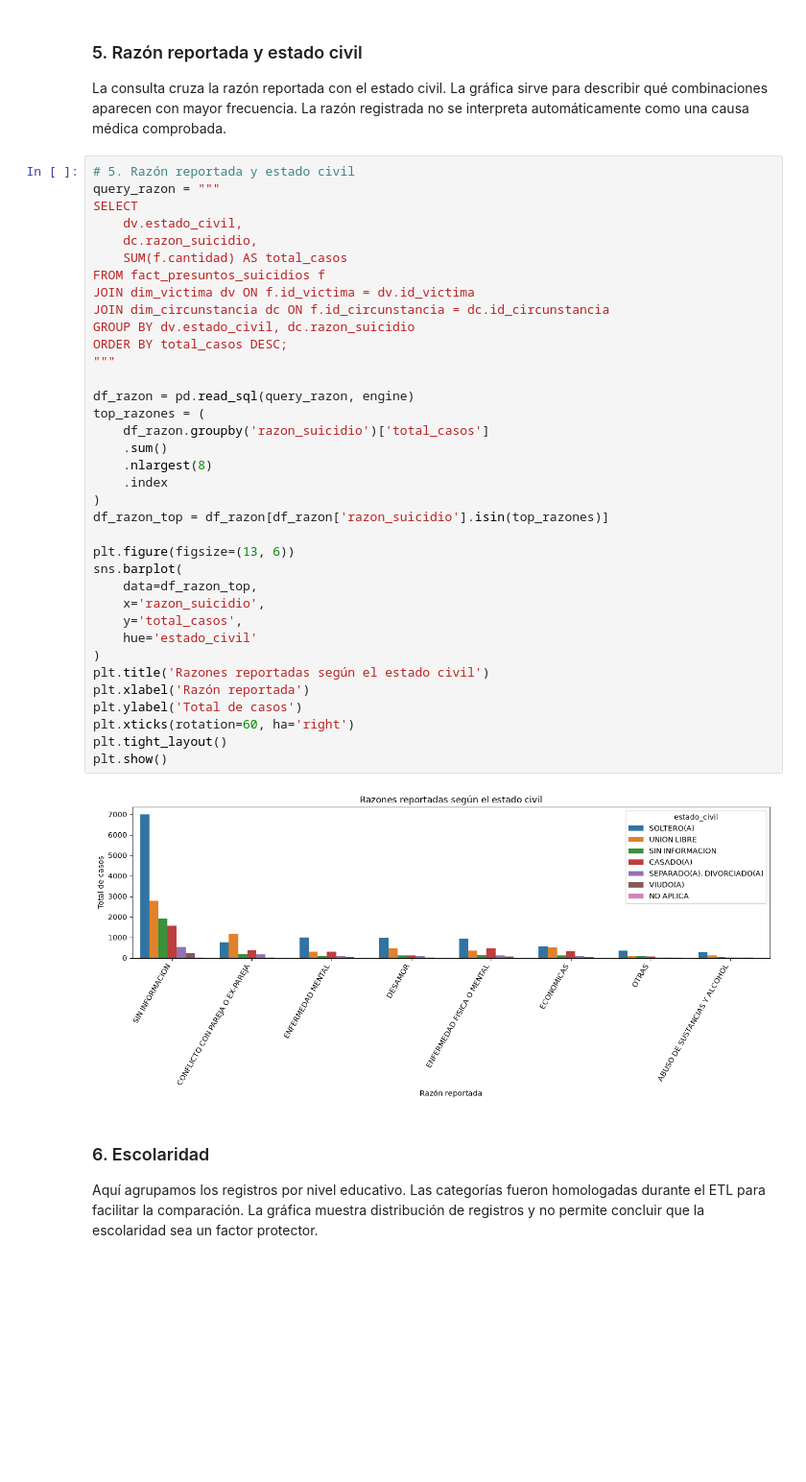
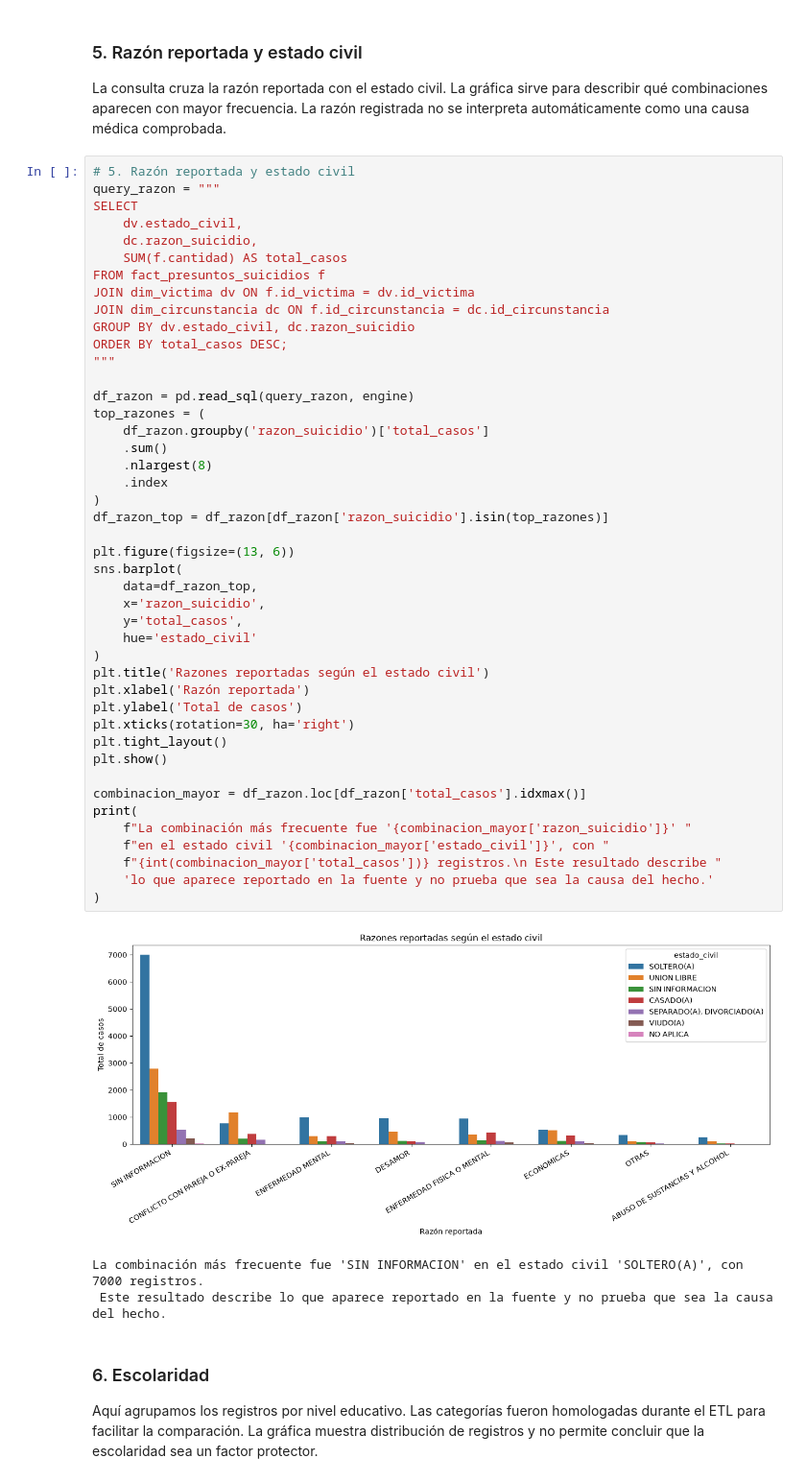
Before and after one commit to JheffreyUrbano/proyecto_etl_ods, a Jupyter notebook: notebooks/02_etl_eda.ipynb, the cells around one changed output. Shown at 96% size. Cells and saved outputs as stored; diff of their text form; blank space fills up the shorter version.

```diff
--- a/notebooks/02_etl_eda.ipynb
+++ b/notebooks/02_etl_eda.ipynb
@@ -291,35 +339,45 @@ SELECT
     SUM(f.cantidad) AS total_casos
 FROM fact_presuntos_suicidios f
 JOIN dim_victima dv ON f.id_victima = dv.id_victima
 JOIN dim_circunstancia dc ON f.id_circunstancia = dc.id_circunstancia
 GROUP BY dv.estado_civil, dc.razon_suicidio
 ORDER BY total_casos DESC;
 """
 
 df_razon = pd.read_sql(query_razon, engine)
 top_razones = (
     df_razon.groupby('razon_suicidio')['total_casos']
     .sum()
     .nlargest(8)
     .index
 )
 df_razon_top = df_razon[df_razon['razon_suicidio'].isin(top_razones)]
 
 plt.figure(figsize=(13, 6))
 sns.barplot(
     data=df_razon_top,
     x='razon_suicidio',
     y='total_casos',
     hue='estado_civil'
 )
 plt.title('Razones reportadas según el estado civil')
 plt.xlabel('Razón reportada')
 plt.ylabel('Total de casos')
-plt.xticks(rotation=60, ha='right')
+plt.xticks(rotation=30, ha='right')
 plt.tight_layout()
 plt.show()
+
+combinacion_mayor = df_razon.loc[df_razon['total_casos'].idxmax()]
+print(
+    f"La combinación más frecuente fue '{combinacion_mayor['razon_suicidio']}' "
+    f"en el estado civil '{combinacion_mayor['estado_civil']}', con "
+    f"{int(combinacion_mayor['total_casos'])} registros.\n Este resultado describe "
+    'lo que aparece reportado en la fuente y no prueba que sea la causa del hecho.'
+)
 # %% [output]
-[figure, old version]
+[figure, new version]
+La combinación más frecuente fue 'SIN INFORMACION' en el estado civil 'SOLTERO(A)', con 7000 registros.
+ Este resultado describe lo que aparece reportado en la fuente y no prueba que sea la causa del hecho.
 # %% [markdown]
 ### 6. Escolaridad
 
```
Also changed, not shown: parts of 6 cells of this notebook, 1 other file.
